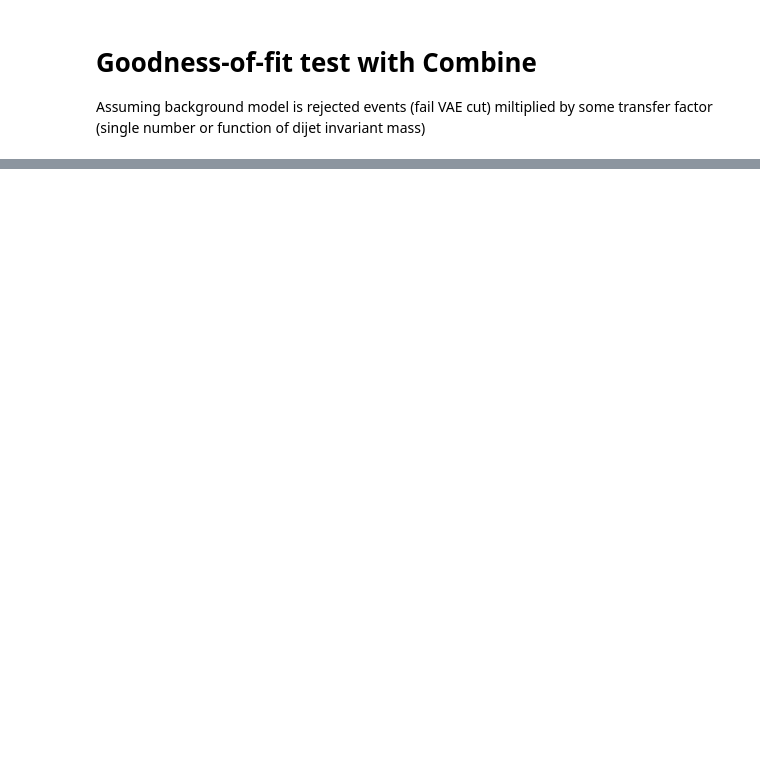
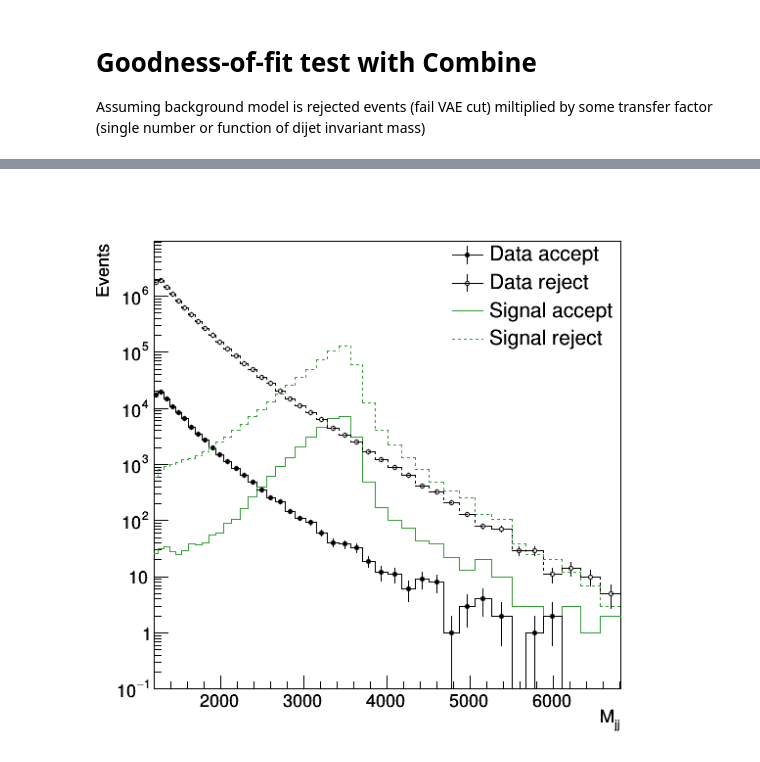
Before and after one commit to mpp-hep/gof_tests, a Jupyter notebook: gof.ipynb, the cells around one changed output, grey strips where cells are left out. Saved outputs shown, nothing was run; the diff lists cells and outputs as text; code cells hidden in the pictures; blank space fills up the shorter version.

```diff
--- a/gof.ipynb
+++ b/gof.ipynb
@@ -169,0 +156,79 @@ Warning in <TCanvas::Constructor>: Deleting canvas with same name: c
+# %%
+# Fill histograms using dijet binning
+axis_title = ['M_{jj}','Events']
+
+background_hist_acc = rt.TH1D('background_acc','background_acc',n_bins,bin_edges.astype('float'))
+signal_hist_acc     = rt.TH1D('signal_acc'    ,'signal_acc'    ,n_bins,bin_edges.astype('float'))
+data_hist_acc       = rt.TH1D('data_obs_acc'  ,'data_obs_acc'  ,n_bins,bin_edges.astype('float'))
+
+background_hist_rej = rt.TH1D('background_rej','background_rej',n_bins,bin_edges.astype('float'))
+signal_hist_rej     = rt.TH1D('signal_rej'    ,'signal_rej'    ,n_bins,bin_edges.astype('float'))
+data_hist_rej       = rt.TH1D('data_obs_rej'  ,'data_obs_rej'  ,n_bins,bin_edges.astype('float'))
+
+rtnp.fill_hist(background_hist_acc, qcd_acc, weights=None)
+rtnp.fill_hist(signal_hist_acc    , sig_acc, weights=None)
+rtnp.fill_hist(data_hist_acc      , qcd_acc, weights=None)
+
+rtnp.fill_hist(background_hist_rej, qcd_rej, weights=None)
+rtnp.fill_hist(signal_hist_rej    , sig_rej, weights=None)
+rtnp.fill_hist(data_hist_rej      , qcd_rej, weights=None)
+
+background_hist_acc.SetStats(0)
+background_hist_acc.Sumw2()
+signal_hist_acc.SetStats(0)
+signal_hist_acc.Sumw2()
+data_hist_acc.SetStats(0)
+data_hist_acc.Sumw2()
+background_hist_rej.SetStats(0)
+background_hist_rej.Sumw2()
+signal_hist_rej.SetStats(0)
+signal_hist_rej.Sumw2()
+data_hist_rej.SetStats(0)
+data_hist_rej.Sumw2()
+
+background_hist_acc.SetXTitle(axis_title[0])
+background_hist_acc.SetYTitle(axis_title[1])
+background_hist_acc.binning = bin_edges
+
+c = rt.TCanvas('c','c',600,600)
+
+background_hist_acc.SetLineColor(rt.kBlack)
+background_hist_rej.SetLineColor(rt.kBlack)
+background_hist_rej.SetLineStyle(rt.kDashed)
+data_hist_acc.SetLineColor(rt.kBlack)
+data_hist_rej.SetLineColor(rt.kBlack)
+
+signal_hist_acc.SetLineColor(rt.kGreen-2)
+signal_hist_rej.SetLineColor(rt.kGreen-2)
+signal_hist_rej.SetLineStyle(rt.kDashed)
+data_hist_rej.SetMarkerStyle(4)
+data_hist_rej.SetMarkerSize(0.5)
+
+data_hist_acc.SetMarkerStyle(10)
+data_hist_acc.SetMarkerSize(0.5)
+
+background_hist_acc.Draw('HIST')
+background_hist_acc.SetTitle("")
+background_hist_acc.SetMinimum(0.1)
+background_hist_acc.SetMaximum(qcd_tot.shape[0])
+
+signal_hist_acc    .Draw('same HIST')
+data_hist_acc      .Draw('pez same')
+background_hist_rej.Draw('same HIST')
+signal_hist_rej    .Draw('same HIST')
+data_hist_rej      .Draw('pez same')
+c.SetLogy()
+c.SetTitle('')
+
+leg = rt.TLegend(0.6, 0.7, 0.9, 0.9)
+leg.SetBorderSize(0)
+leg.SetFillStyle(0)
+leg.AddEntry(data_hist_acc      , 'Data accept', 'lep')
+leg.AddEntry(data_hist_rej      , 'Data reject', 'lep')
+# leg.AddEntry(background_hist_acc, 'QCD accept', 'l')
+# leg.AddEntry(background_hist_rej, 'QCD reject', 'l')
+leg.AddEntry(signal_hist_acc    , 'Signal accept', 'l')
+leg.AddEntry(signal_hist_rej    , 'Signal reject', 'l')
+leg.Draw("same")
+c.Draw()
+# %% [output]
@@ -169,0 +246 @@ Warning in <TCanvas::Constructor>: Deleting canvas with same name: c
+[figure, added]
```
Also changed, not shown: parts of 21 cells of this notebook.
